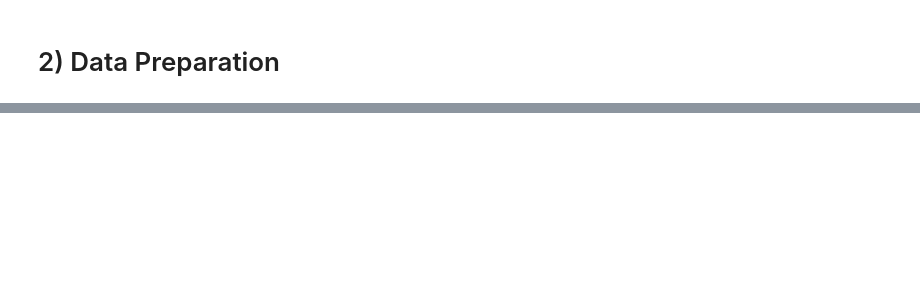
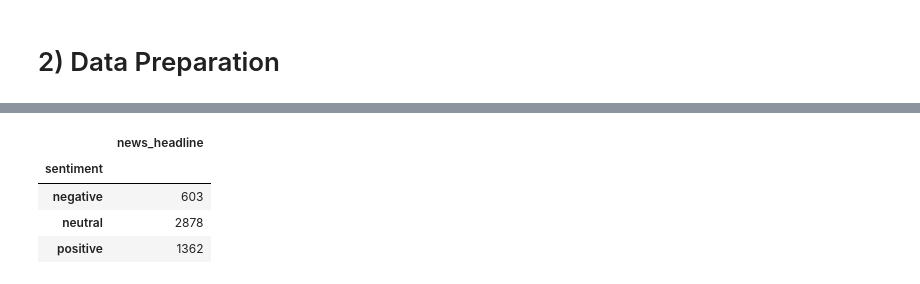
Before and after one commit to HafidGalih/Sentiment_Analysis, a Jupyter notebook: Technical_Test_Data_Scientist.ipynb, the cells around one changed output, grey strips where cells are left out. Saved outputs shown, nothing was run; the diff lists cells and outputs as text; code cells hidden in the pictures; blank space fills up the shorter version.

```diff
--- a/Technical_Test_Data_Scientist.ipynb
+++ b/Technical_Test_Data_Scientist.ipynb
@@ -19,0 +58,8 @@ from textblob import TextBlob
+# %%
+df_labeled.groupby('sentiment').count()
+# %% [output]
+|  | news_headline |
+| sentiment |  |
+| negative | 603 |
+| neutral | 2878 |
+| positive | 1362 |
```
Also changed, not shown: parts of 22 cells of this notebook.
